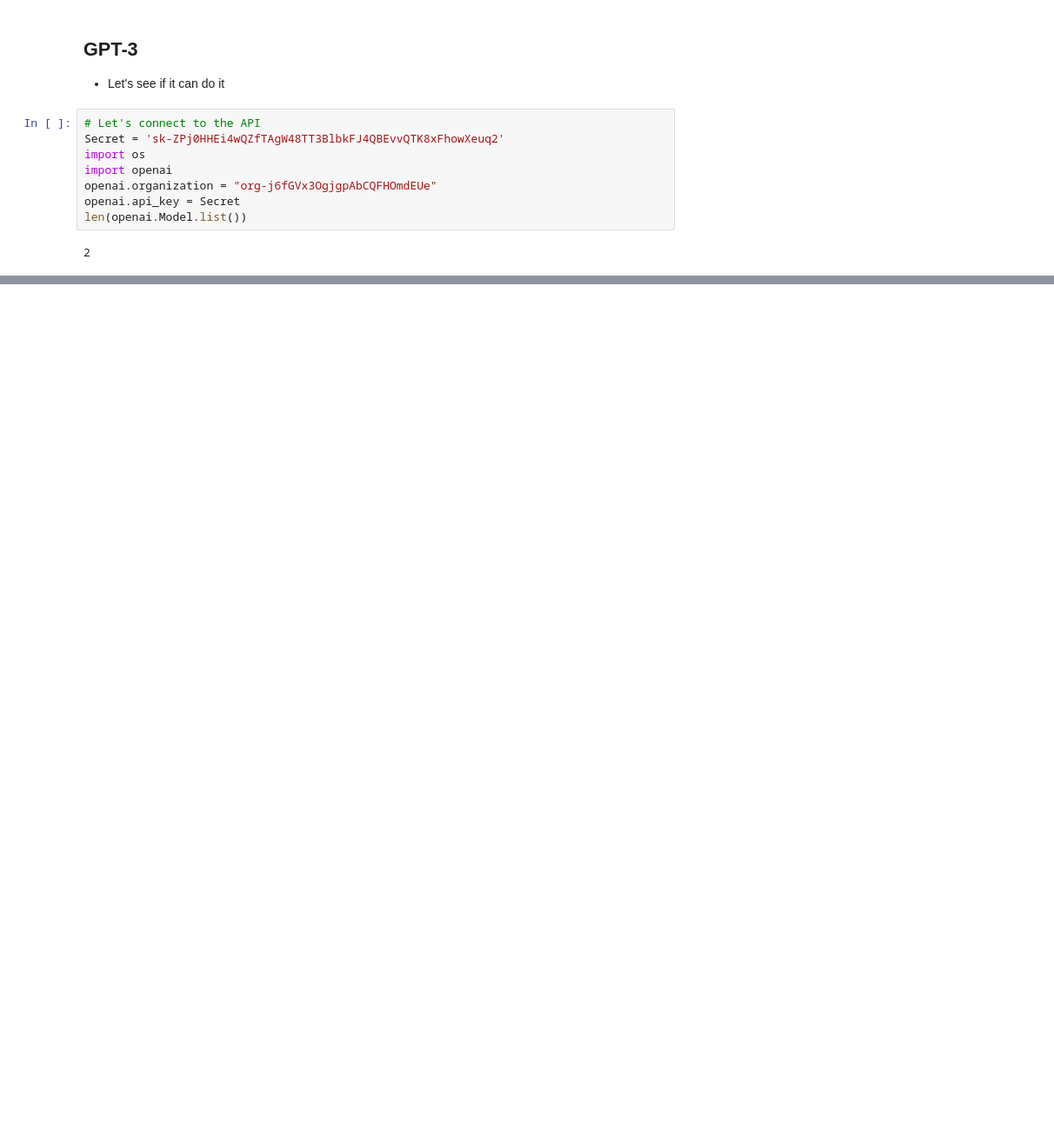
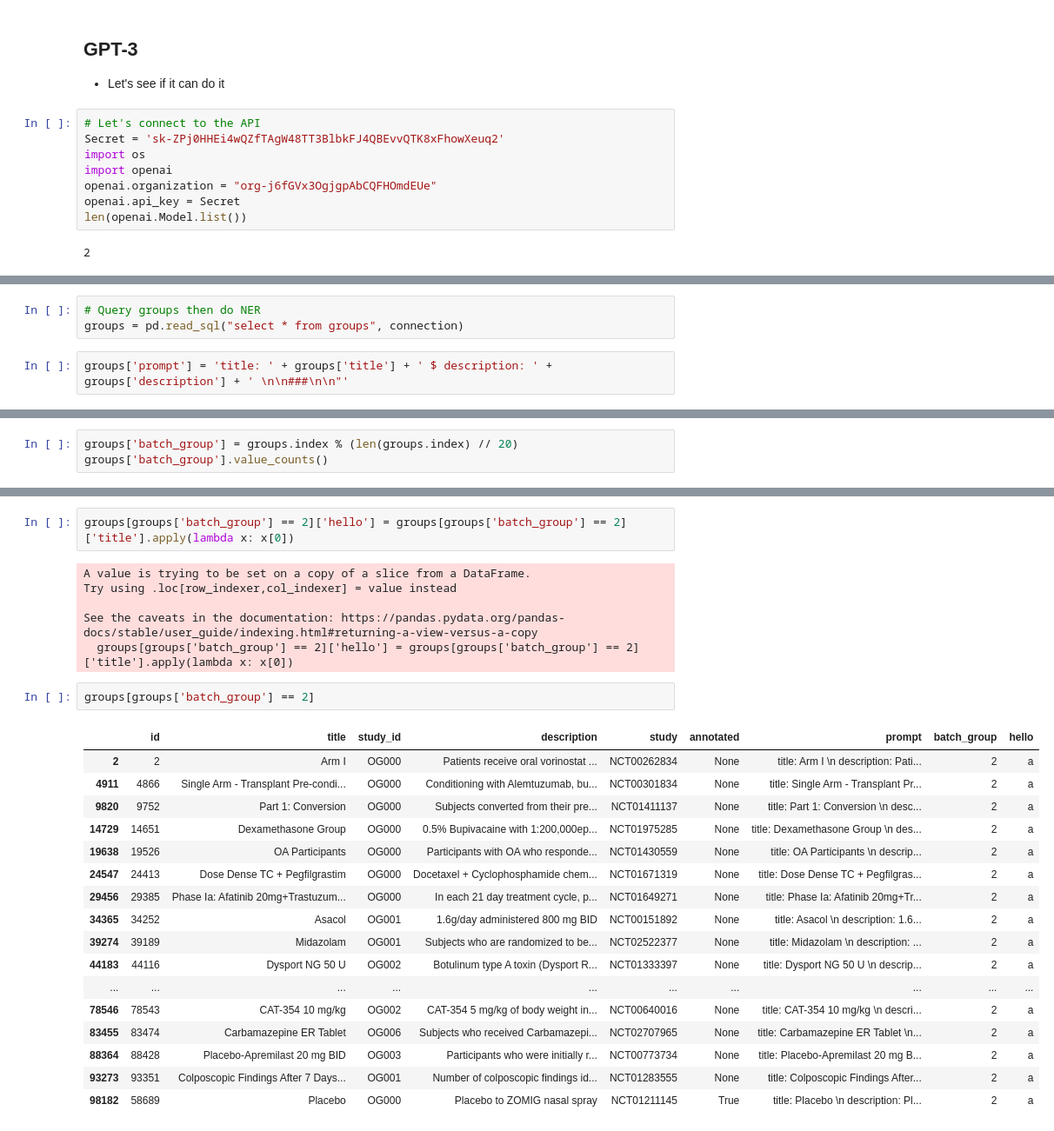
Before and after one commit to mediboard/treats, a Jupyter notebook: notebooks/TreatmentNER.ipynb, the cells around one changed output, grey strips where cells are left out. Shown at 87% size. Saved outputs shown, nothing was run; the diff lists cells and outputs as text; blank space fills up the shorter version.

```diff
--- a/notebooks/TreatmentNER.ipynb
+++ b/notebooks/TreatmentNER.ipynb
@@ -37,0 +209,5 @@ len(openai.Model.list())
+# %%
+# Query groups then do NER
+groups = pd.read_sql("select * from groups", connection)
+# %%
+groups['prompt'] = 'title: ' + groups['title'] + ' $ description: ' + groups['description'] + ' \n\n###\n\n"'
@@ -37,0 +218,3 @@ len(openai.Model.list())
+# %%
+groups['batch_group'] = groups.index % (len(groups.index) // 20)
+groups['batch_group'].value_counts()
@@ -37,0 +234,28 @@ len(openai.Model.list())
+# %%
+groups[groups['batch_group'] == 2]['hello'] = groups[groups['batch_group'] == 2]['title'].apply(lambda x: x[0])
+# %% [output]
+A value is trying to be set on a copy of a slice from a DataFrame.
+Try using .loc[row_indexer,col_indexer] = value instead
+
+See the caveats in the documentation: https://pandas.pydata.org/pandas-docs/stable/user_guide/indexing.html#returning-a-view-versus-a-copy
+  groups[groups['batch_group'] == 2]['hello'] = groups[groups['batch_group'] == 2]['title'].apply(lambda x: x[0])
+# %%
+groups[groups['batch_group'] == 2]
+# %% [output]
+|  | id | title | study_id | description | study | annotated | prompt | batch_group | hello |
+| 2 | 2 | Arm I | OG000 | Patients receive oral vorinostat ... | NCT00262834 | None | title: Arm I \n description: Pati... | 2 | a |
+| 4911 | 4866 | Single Arm - Transplant Pre-condi... | OG000 | Conditioning with Alemtuzumab, bu... | NCT00301834 | None | title: Single Arm - Transplant Pr... | 2 | a |
+| 9820 | 9752 | Part 1: Conversion | OG000 | Subjects converted from their pre... | NCT01411137 | None | title: Part 1: Conversion \n desc... | 2 | a |
+| 14729 | 14651 | Dexamethasone Group | OG000 | 0.5% Bupivacaine with 1:200,000ep... | NCT01975285 | None | title: Dexamethasone Group \n des... | 2 | a |
+| 19638 | 19526 | OA Participants | OG000 | Participants with OA who responde... | NCT01430559 | None | title: OA Participants \n descrip... | 2 | a |
+| 24547 | 24413 | Dose Dense TC + Pegfilgrastim | OG000 | Docetaxel + Cyclophosphamide chem... | NCT01671319 | None | title: Dose Dense TC + Pegfilgras... | 2 | a |
+| 29456 | 29385 | Phase Ia: Afatinib 20mg+Trastuzum... | OG000 | In each 21 day treatment cycle, p... | NCT01649271 | None | title: Phase Ia: Afatinib 20mg+Tr... | 2 | a |
+| 34365 | 34252 | Asacol | OG001 | 1.6g/day administered 800 mg BID | NCT00151892 | None | title: Asacol \n description: 1.6... | 2 | a |
+| 39274 | 39189 | Midazolam | OG001 | Subjects who are randomized to be... | NCT02522377 | None | title: Midazolam \n description: ... | 2 | a |
+| 44183 | 44116 | Dysport NG 50 U | OG002 | Botulinum type A toxin (Dysport R... | NCT01333397 | None | title: Dysport NG 50 U \n descrip... | 2 | a |
+| ... | ... | ... | ... | ... | ... | ... | ... | ... | ... |
+| 78546 | 78543 | CAT-354 10 mg/kg | OG002 | CAT-354 5 mg/kg of body weight in... | NCT00640016 | None | title: CAT-354 10 mg/kg \n descri... | 2 | a |
+| 83455 | 83474 | Carbamazepine ER Tablet | OG006 | Subjects who received Carbamazepi... | NCT02707965 | None | title: Carbamazepine ER Tablet \n... | 2 | a |
+| 88364 | 88428 | Placebo-Apremilast 20 mg BID | OG003 | Participants who were initially r... | NCT00773734 | None | title: Placebo-Apremilast 20 mg B... | 2 | a |
+| 93273 | 93351 | Colposcopic Findings After 7 Days... | OG001 | Number of colposcopic findings id... | NCT01283555 | None | title: Colposcopic Findings After... | 2 | a |
+| 98182 | 58689 | Placebo | OG000 | Placebo to ZOMIG nasal spray | NCT01211145 | True | title: Placebo \n description: Pl... | 2 | a |
```
Also changed, not shown: parts of 28 cells of this notebook, 6 other files.
